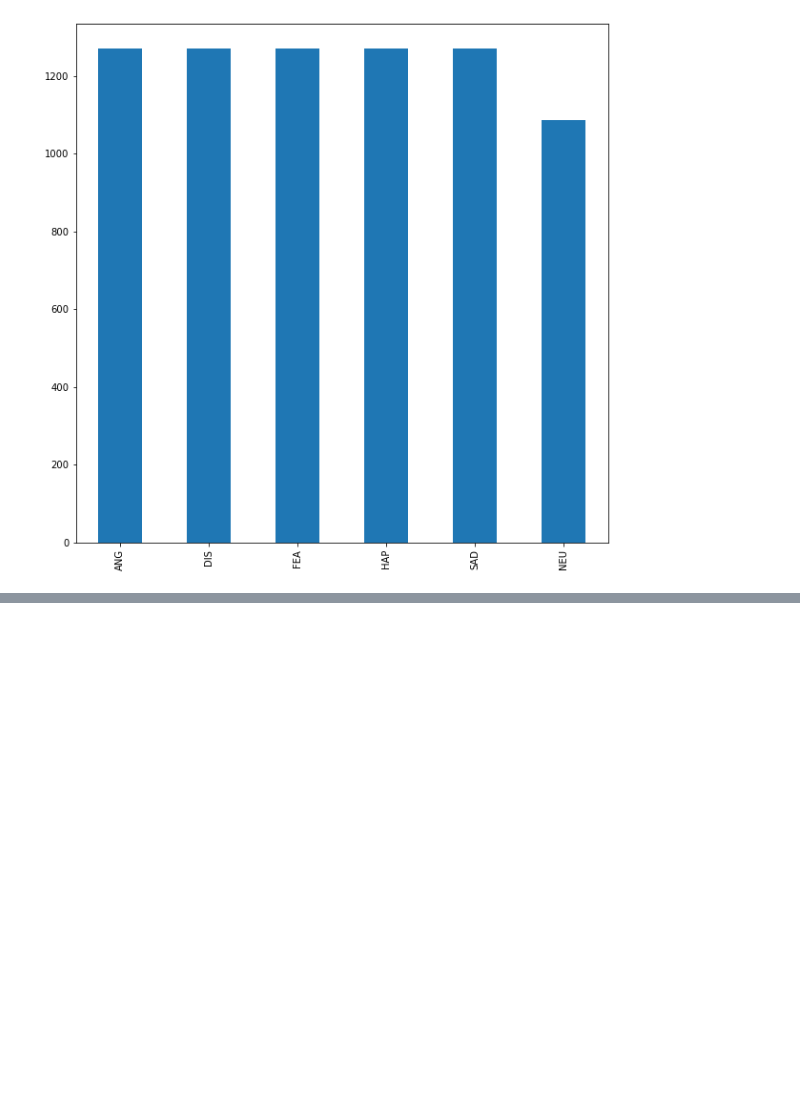
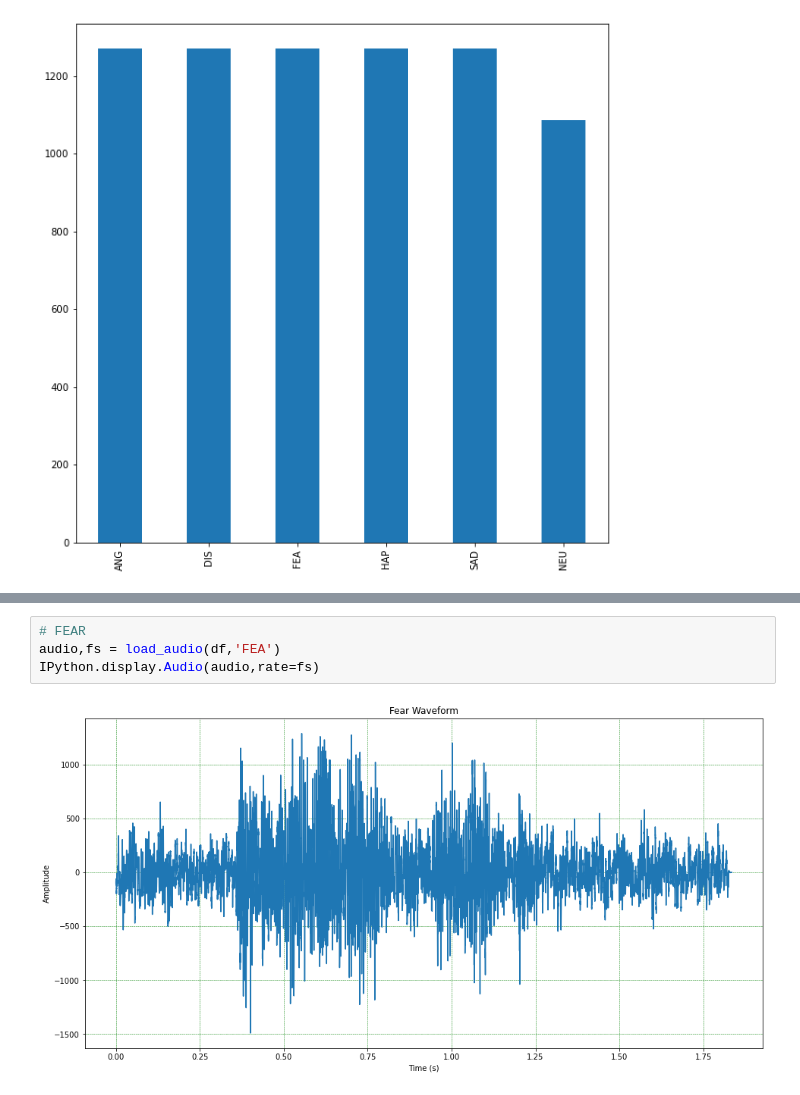
Before and after one commit to ranabarakat/Speech-Emotion-Recognition, a Jupyter notebook: test.ipynb, the cells around one changed output, grey strips where cells are left out. Drawn from its saved outputs; the diff is of its cells as text; blank space fills up the shorter version.

```diff
--- a/test.ipynb
+++ b/test.ipynb
@@ -188,0 +86,6 @@ IPython.display.Audio(neutral_audio,rate=neutral_fs)
+# %%
+# FEAR
+audio,fs = load_audio(df,'FEA')
+IPython.display.Audio(audio,rate=fs)
+# %% [output]
+[figure, added]
```
Also changed, not shown: parts of 12 cells of this notebook.
